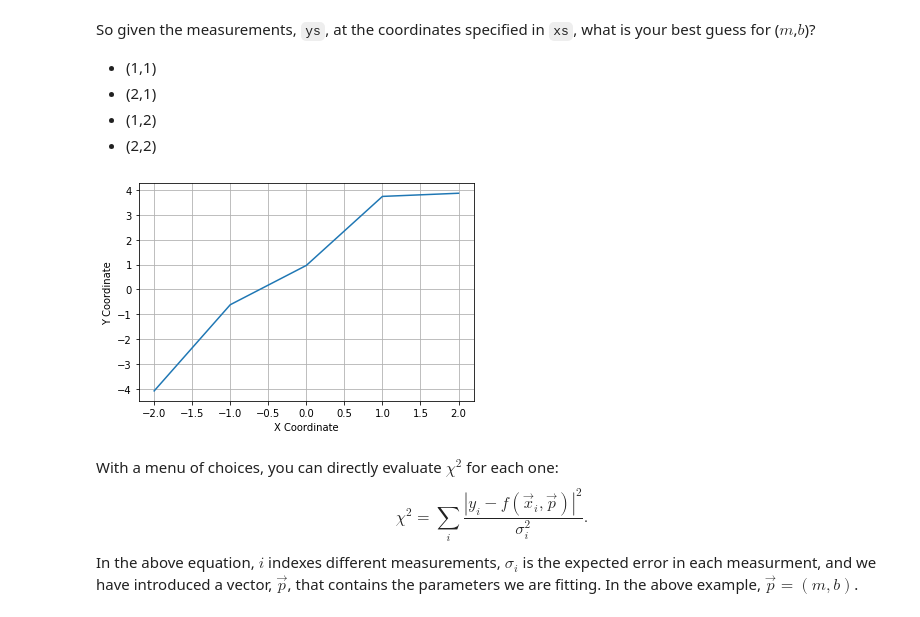
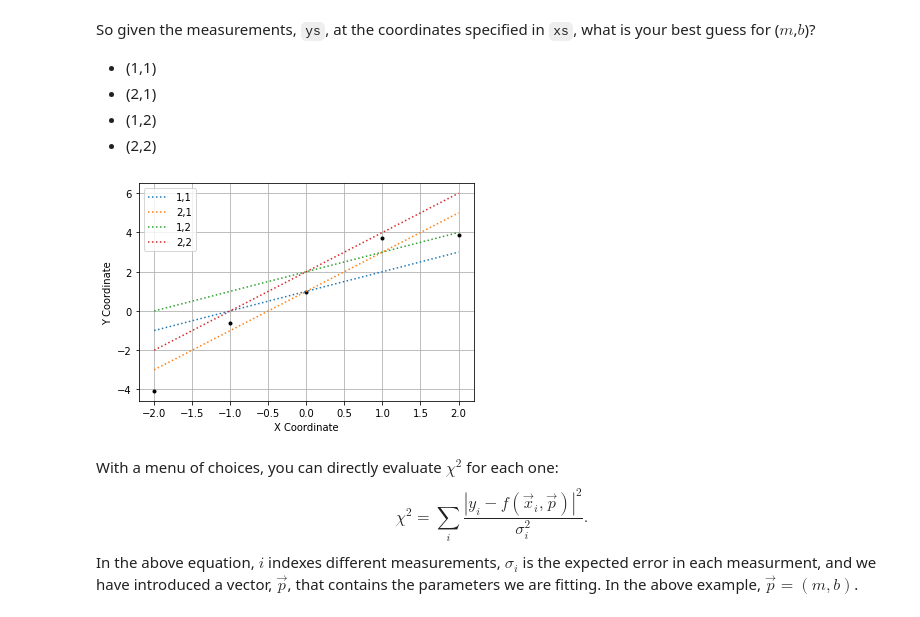
Before and after one commit to AaronParsons/ugradio, a Jupyter notebook: jupyter_tutorials/lab2/chisq_intro.ipynb, the cells around one changed output. Cells and saved outputs as stored; diff of their text form; code cells hidden in the pictures.

```diff
--- a/jupyter_tutorials/lab2/chisq_intro.ipynb
+++ b/jupyter_tutorials/lab2/chisq_intro.ipynb
@@ -109,12 +110,15 @@ So given the measurements, `ys`, at the coordinates specified in `xs`, what is y
 - (2,2)
 # %%
 plt.figure()
-plt.plot(xs, ys)
+plt.plot(xs, ys, 'k.')
+for m, b in [(1,1), (2,1), (1,2), (2,2)]:
+    plt.plot(xs, m * xs + b, ':', label=f'{m},{b}')
 plt.xlabel('X Coordinate')
 plt.ylabel('Y Coordinate')
+plt.legend()
 plt.grid()
 # %% [output]
-[figure, old version]
+[figure, new version]
 # %% [markdown]
 With a menu of choices, you can directly evaluate $\chi^2$ for each one:
 \begin{equation}
```
Also changed, not shown: parts of 5 cells of this notebook.
